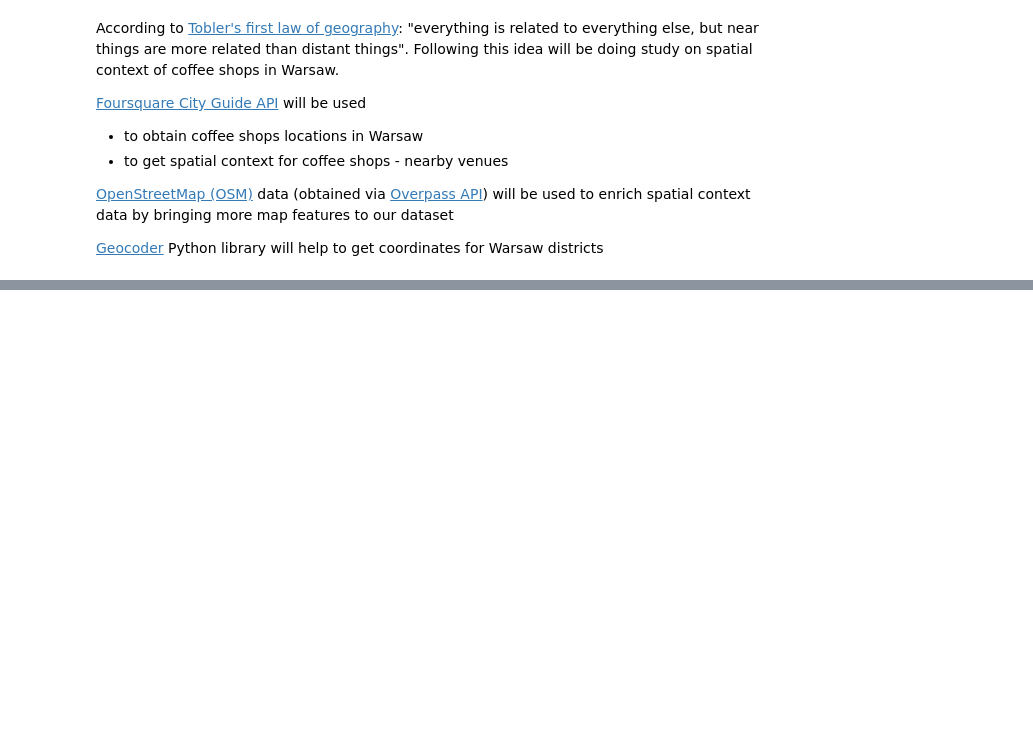
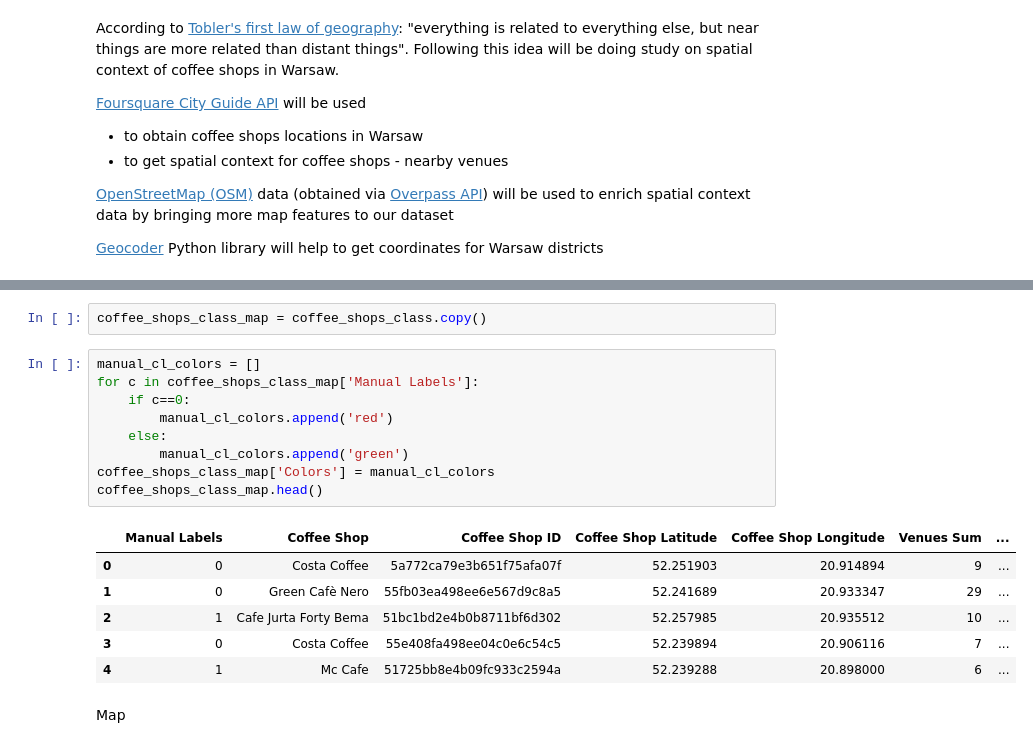
Before and after one commit to maxgaf/ds-studies, a Jupyter notebook: The_Battle_of_Coffee_Shops.ipynb, the cells around one changed output, grey strips where cells are left out. Drawn from its saved outputs; the diff is of its cells as text; blank space fills up the shorter version.

```diff
--- a/The_Battle_of_Coffee_Shops.ipynb
+++ b/The_Battle_of_Coffee_Shops.ipynb
@@ -42,0 +553,20 @@ Following this idea will be doing study on spatial context of coffee shops in Wa
+# %%
+coffee_shops_class_map = coffee_shops_class.copy()
+# %%
+manual_cl_colors = []
+for c in coffee_shops_class_map['Manual Labels']:
+    if c==0:
+        manual_cl_colors.append('red')
+    else:
+        manual_cl_colors.append('green')
+coffee_shops_class_map['Colors'] = manual_cl_colors
+coffee_shops_class_map.head()
+# %% [output]
+|  | Manual Labels | Coffee Shop | Coffee Shop ID | Coffee Shop Latitude | Coffee Shop Longitude | Venues Sum | ... |
+| 0 | 0 | Costa Coffee | 5a772ca79e3b651f75afa07f | 52.251903 | 20.914894 | 9 | ... |
+| 1 | 0 | Green Cafè Nero | 55fb03ea498ee6e567d9c8a5 | 52.241689 | 20.933347 | 29 | ... |
+| 2 | 1 | Cafe Jurta Forty Bema | 51bc1bd2e4b0b8711bf6d302 | 52.257985 | 20.935512 | 10 | ... |
+| 3 | 0 | Costa Coffee | 55e408fa498ee04c0e6c54c5 | 52.239894 | 20.906116 | 7 | ... |
+| 4 | 1 | Mc Cafe | 51725bb8e4b09fc933c2594a | 52.239288 | 20.898000 | 6 | ... |
+# %% [markdown]
+<a name="map_all_cs"></a>Map
```
Also changed, not shown: parts of 212 cells of this notebook.
